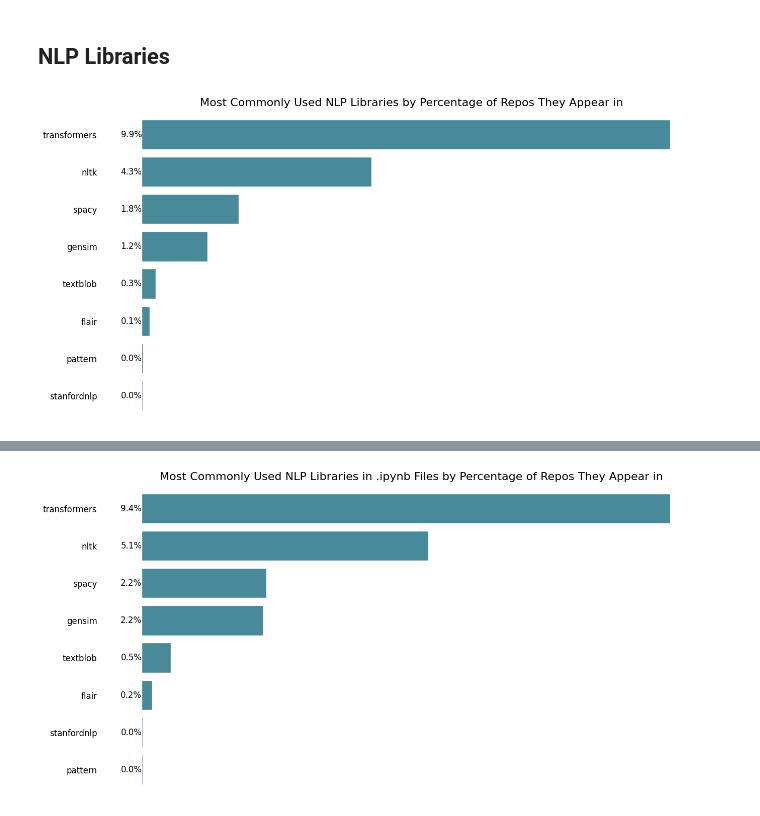
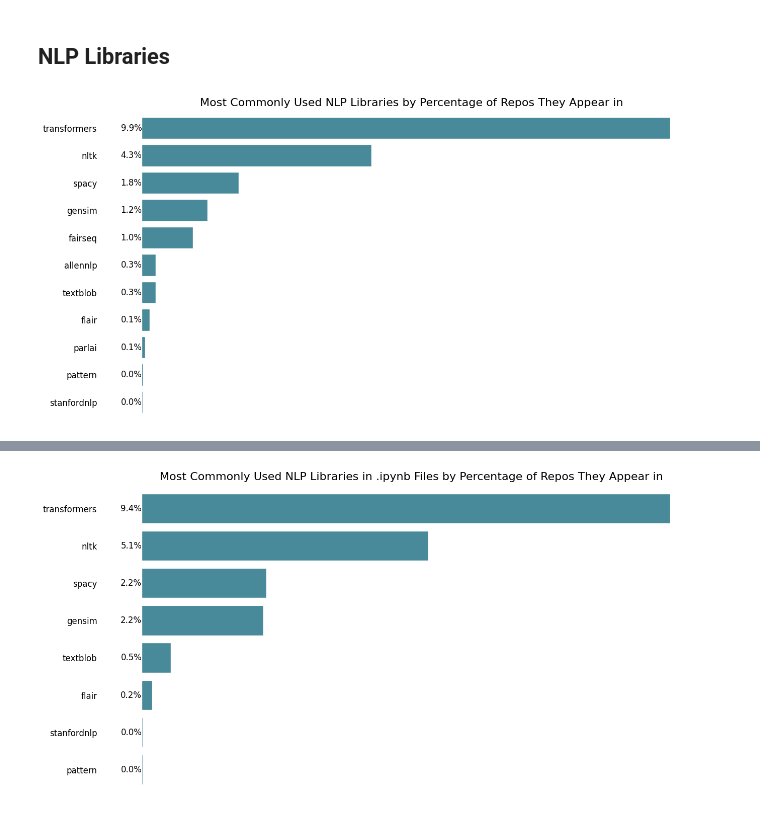
Before and after one commit to tobias-talaj/top-python-repos-analysis, a Jupyter notebook: notebooks/all_libraries_analysis.ipynb, the cells around one changed output, grey strips where cells are left out. Cells and saved outputs as stored; diff of their text form; code cells hidden in the pictures.

```diff
--- a/notebooks/all_libraries_analysis.ipynb
+++ b/notebooks/all_libraries_analysis.ipynb
@@ -145,13 +179,13 @@ show_popularity(ml_libs_in_repos_df_py, 'Most Commonly Used ML Libraries in .py
 # %% [markdown]
 ## NLP Libraries
 # %%
-nlp_libs = ['nltk', 'spacy', 'gensim', 'textblob', 'stanfordnlp', 'pattern', 'flair', 'transformers']
+nlp_libs = ['nltk', 'spacy', 'gensim', 'textblob', 'stanfordnlp', 'pattern', 'flair', 'transformers', 'allennlp', 'parlai', 'fairseq']
 # %%
 nlp_imports_all = all_files_imports[all_files_imports['library'].isin(nlp_libs)]
 nlp_imports_ipynb = ipynb_files_imports[ipynb_files_imports['library'].isin(nlp_libs)]
 nlp_imports_py = py_files_imports[py_files_imports['library'].isin(nlp_libs)]
 # %%
 nlp_libs_in_repos_df_all = libraries_in_repos(nlp_imports_all)
-show_popularity(nlp_libs_in_repos_df_all, 'Most Commonly Used NLP Libraries by Percentage of Repos They Appear in', 16, all_repo_count)
+plot_popularity(nlp_libs_in_repos_df_all, 'Most Commonly Used NLP Libraries by Percentage of Repos They Appear in', 16, all_repo_count)
 # %% [output]
-[figure, old version]
+[figure, new version]
```
Also changed, not shown: parts of 40 cells of this notebook, 2 other files.
